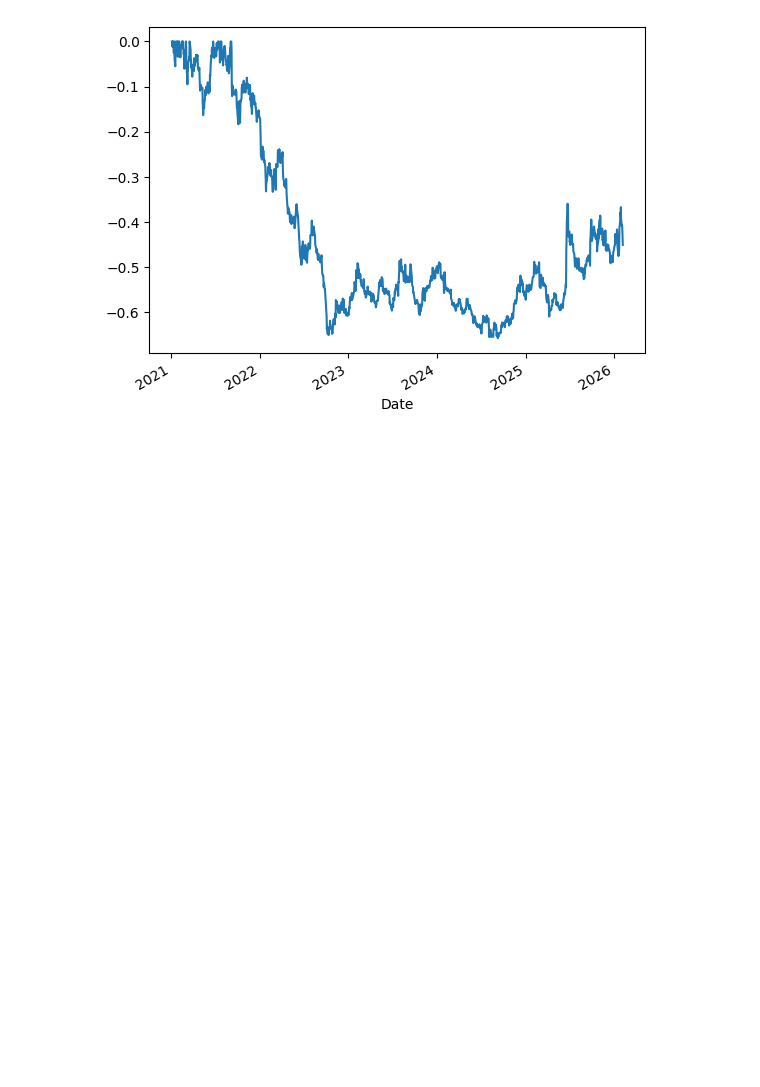
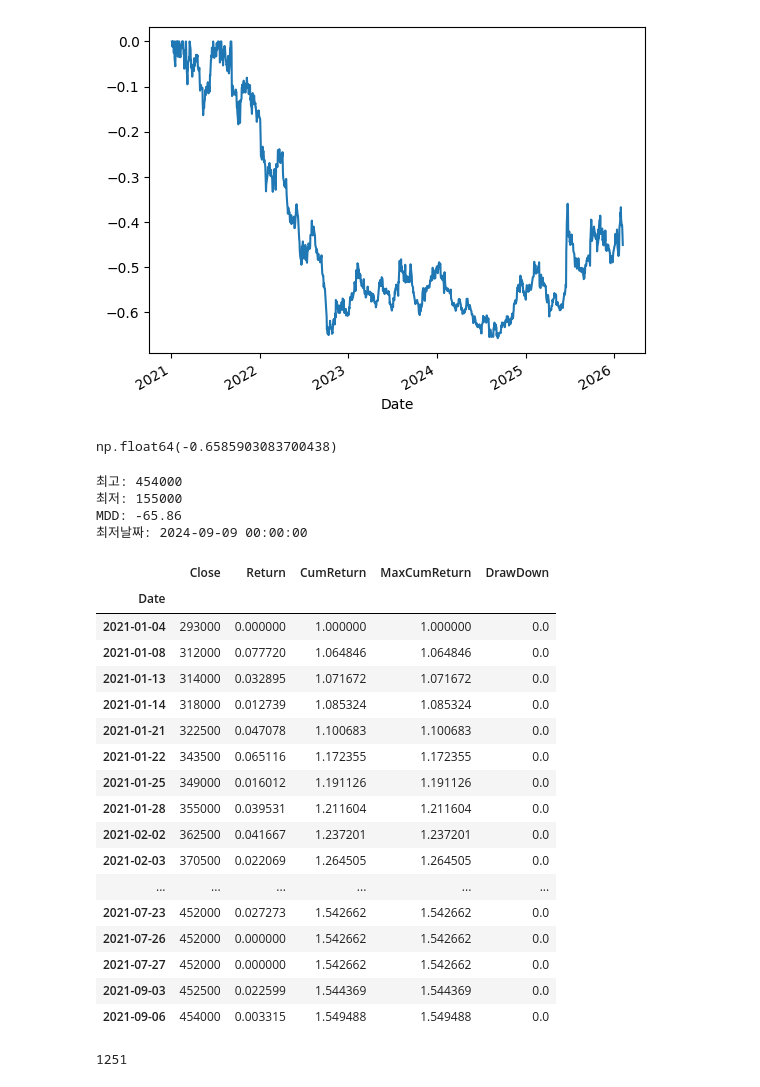
Before and after one commit to bbangwon/finance-study, a Jupyter notebook: study_002.ipynb, the cells around one changed output. Drawn from its saved outputs; the diff is of its cells as text; code cells hidden in the pictures; blank space fills up the shorter version.

```diff
--- a/study_002.ipynb
+++ b/study_002.ipynb
@@ -417,3 +417,57 @@ df["DrawDown"].plot()
 # %% [output]
 <Axes: xlabel='Date'>
 [figure]
+# %%
+mdd = df["DrawDown"].min()
+mdd
+# %% [output]
+np.float64(-0.6585903083700438)
+# %%
+# 최저가
+min_close_value = df["Close"].min()
+
+# 최저가 날짜: argmin() => 최저가 인덱스 반환
+min_date = df.index[df["Close"].argmin()]
+
+# 최고가
+max_close_value = df["Close"].max()
+
+# mdd
+round(mdd * 100, 2)
+
+print(
+    "최고: {}\n최저: {}\nMDD: {}\n최저날짜: {}".format(
+        max_close_value, min_close_value, round(mdd * 100, 2), min_date
+    )
+)
+# %% [output]
+최고: 454000
+최저: 155000
+MDD: -65.86
+최저날짜: 2024-09-09 00:00:00
+# %%
+df_max_close = df[df["DrawDown"] == 0]  # 신고점
+df_max_close
+# %% [output]
+|  | Close | Return | CumReturn | MaxCumReturn | DrawDown |
+| Date |  |  |  |  |  |
+| 2021-01-04 | 293000 | 0.000000 | 1.000000 | 1.000000 | 0.0 |
+| 2021-01-08 | 312000 | 0.077720 | 1.064846 | 1.064846 | 0.0 |
+| 2021-01-13 | 314000 | 0.032895 | 1.071672 | 1.071672 | 0.0 |
+| 2021-01-14 | 318000 | 0.012739 | 1.085324 | 1.085324 | 0.0 |
+| 2021-01-21 | 322500 | 0.047078 | 1.100683 | 1.100683 | 0.0 |
+| 2021-01-22 | 343500 | 0.065116 | 1.172355 | 1.172355 | 0.0 |
+| 2021-01-25 | 349000 | 0.016012 | 1.191126 | 1.191126 | 0.0 |
+| 2021-01-28 | 355000 | 0.039531 | 1.211604 | 1.211604 | 0.0 |
+| 2021-02-02 | 362500 | 0.041667 | 1.237201 | 1.237201 | 0.0 |
+| 2021-02-03 | 370500 | 0.022069 | 1.264505 | 1.264505 | 0.0 |
+| ... | ... | ... | ... | ... | ... |
+| 2021-07-23 | 452000 | 0.027273 | 1.542662 | 1.542662 | 0.0 |
+| 2021-07-26 | 452000 | 0.000000 | 1.542662 | 1.542662 | 0.0 |
+| 2021-07-27 | 452000 | 0.000000 | 1.542662 | 1.542662 | 0.0 |
+| 2021-09-03 | 452500 | 0.022599 | 1.544369 | 1.544369 | 0.0 |
+| 2021-09-06 | 454000 | 0.003315 | 1.549488 | 1.549488 | 0.0 |
+# %%
+len(df)
+# %% [output]
+1251
```
Also changed, not shown: parts of 5 cells of this notebook.
